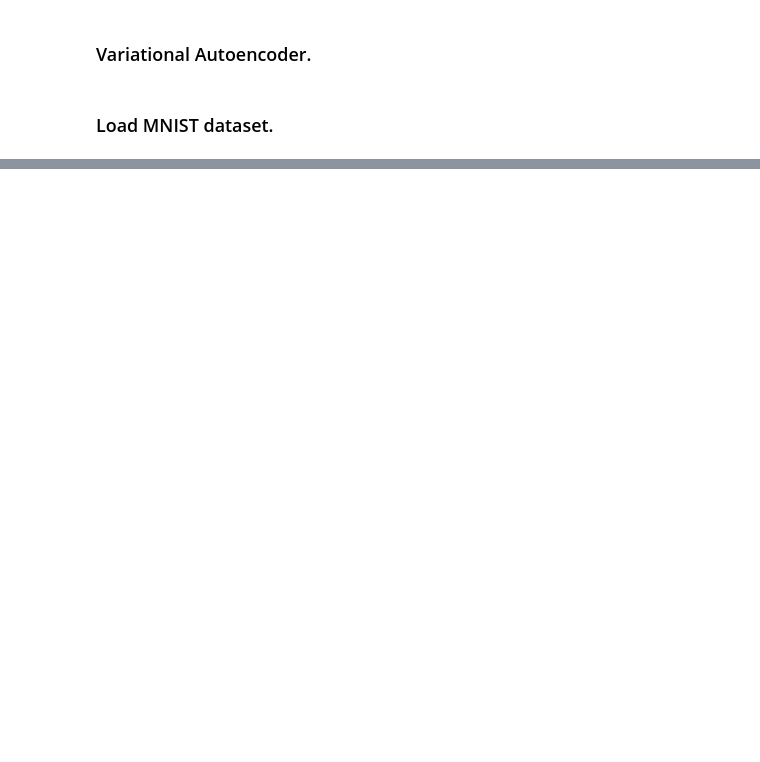
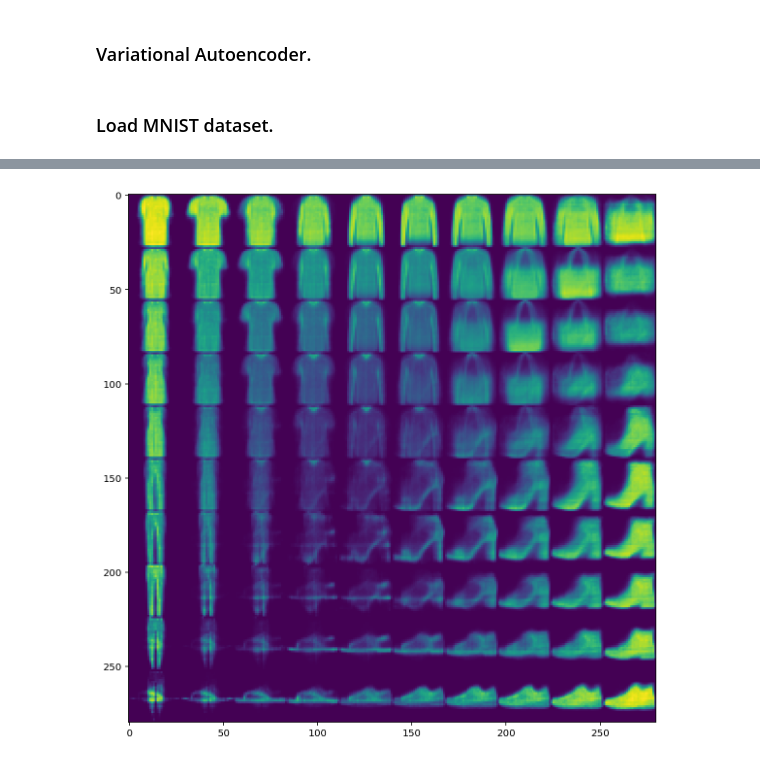
Before and after one commit to kotliarov/machine-learning, a Jupyter notebook: autoencoder/variational-autoencoder.ipynb, the cells around one changed output, grey strips where cells are left out. Saved outputs shown, nothing was run; the diff lists cells and outputs as text; code cells hidden in the pictures; blank space fills up the shorter version.

```diff
--- a/autoencoder/variational-autoencoder.ipynb
+++ b/autoencoder/variational-autoencoder.ipynb
@@ -220,0 +271,28 @@ plot_hidden_state(model, dataloaders['test'])
+# %%
+def sample_latent_space(model, num_items=10, size=28):
+    """Display a 2D manifold of the digits
+    """
+    figure = np.zeros((size * num_items, size * num_items))
+
+    # Construct grid of latent variable values
+    grid_x = norm.ppf(np.linspace(0.05, 0.95, num_items))
+    grid_y = norm.ppf(np.linspace(0.05, 0.95, num_items))
+
+    # decode for each square in the grid
+    model.eval()
+    with torch.no_grad():
+        for i, xi in enumerate(grid_x):
+            for j, yi in enumerate(grid_y):
+                z_sample = torch.from_numpy(np.array([xi, yi])).float()
+                x_hat = model.decode(z_sample)
+                im = x_hat.reshape(size, size)
+                figure[i * size: (i + 1) * size,
+                       j * size: (j + 1) * size] = im
+
+    plt.figure(figsize=(10, 10))
+    plt.imshow(figure)#, cmap='gnuplot2')
+    plt.show()
+# %%
+sample_latent_space(model, num_items=10)
+# %% [output]
+[figure, added]
```
Also changed, not shown: parts of 11 cells of this notebook.
